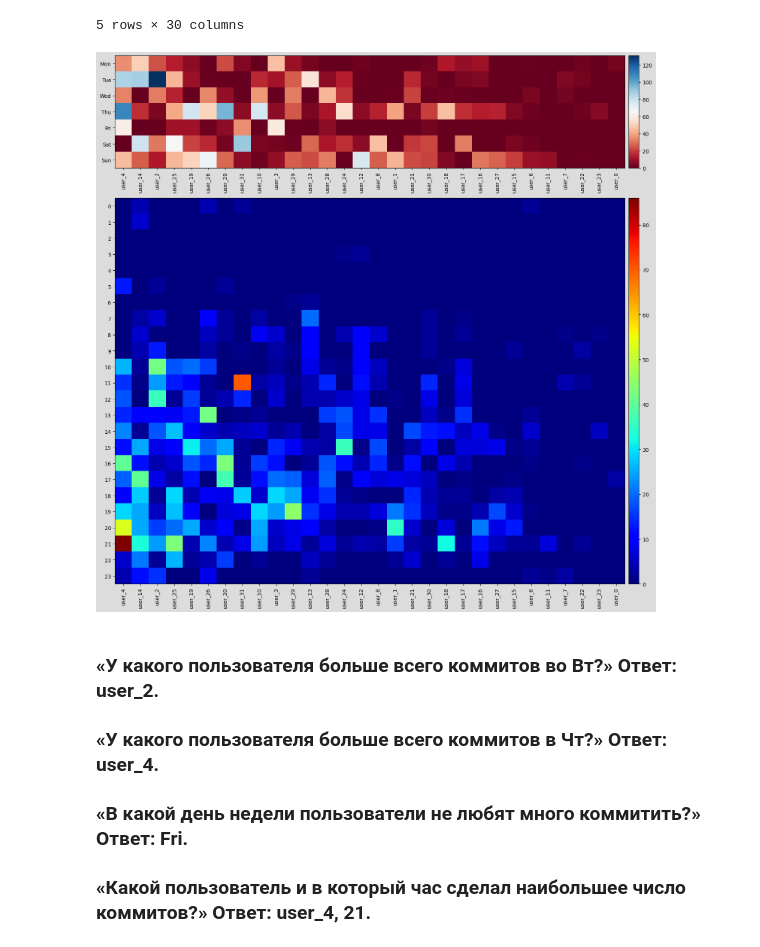
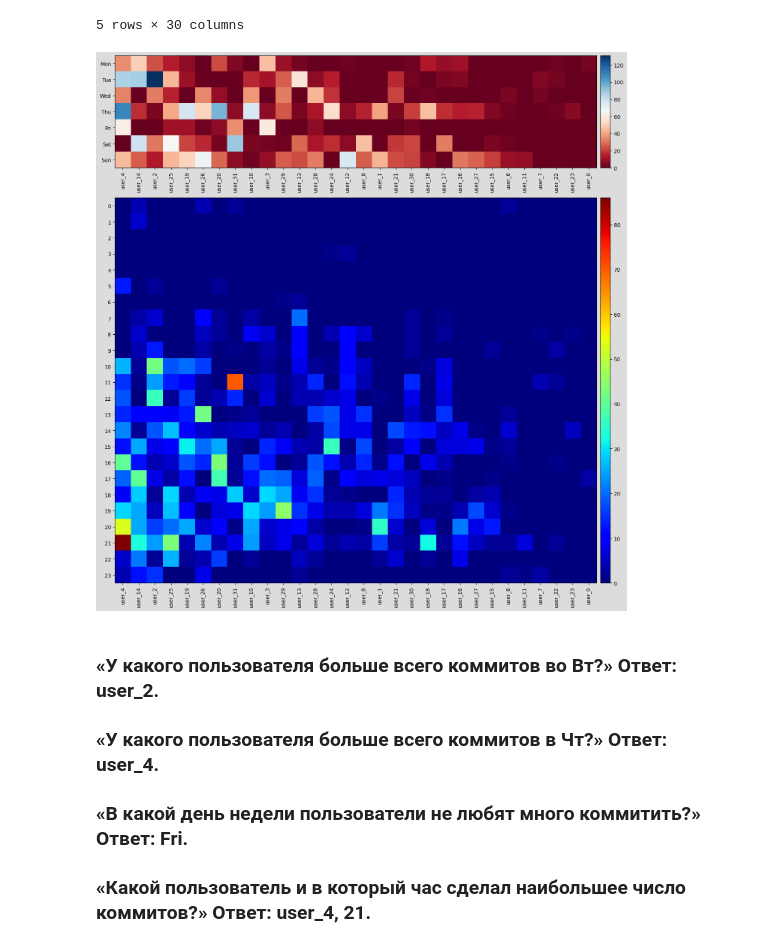
Before and after one commit to RunForJoy/python-data-visualization-suite, a Jupyter notebook: src/ex07/07_heatmap.ipynb, the cells around one changed output. Cells and saved outputs as stored; diff of their text form; code cells hidden in the pictures.

```diff
--- a/src/ex07/07_heatmap.ipynb
+++ b/src/ex07/07_heatmap.ipynb
@@ -119,31 +119,3 @@ pvt_hours.head()
 | 3 | 0.0 | 0.0 | 0.0 | 0.0 | 0.0 | 0.0 | 0.0 | 0.0 | 0.0 | 0.0 | ... | ... |
 | 4 | 0.0 | 0.0 | 0.0 | 0.0 | 0.0 | 0.0 | 0.0 | 0.0 | 0.0 | 0.0 | ... | ... |
 5 rows × 30 columns
-# %%
-fig, (ax1, ax2) = plt.subplots(2, 1, figsize=(15, 15), height_ratios=[7, 24])
-fig.patch.set_facecolor("gainsboro")
-
-im1 = ax1.imshow(pvt_days.values, cmap="RdBu", aspect="auto")
-ax1.set_yticks(range(len(daysOrder)))
-ax1.set_yticklabels(daysOrder)
-ax1.set_xticks(range(len(userOrder)))
-ax1.set_xticklabels(userOrder, rotation=90)
-
-divider1 = make_axes_locatable(ax1)
-cax1 = divider1.append_axes("right", size="2%", pad=0.1)
-fig.colorbar(im1, cax=cax1)
-
-im2 = ax2.imshow(pvt_hours.values, cmap="jet", aspect="auto")
-ax2.set_yticks(range(len(hoursOrder)))
-ax2.set_yticklabels(hoursOrder)
-ax2.set_xticks(range(len(userOrder)))
-ax2.set_xticklabels(userOrder, rotation=90)
-
-divider2 = make_axes_locatable(ax2)
-cax2 = divider2.append_axes("right", size="2%", pad=0.1)
-fig.colorbar(im2, cax=cax2)
-
-plt.tight_layout()
-plt.show()
-# %% [output]
-[figure, removed]
@@ -150,3 +143,35 @@ plt.show()
+# %%
+fig, (ax1, ax2) = plt.subplots(2, 1, figsize=(15, 15), height_ratios=[7, 24])
+fig.patch.set_facecolor("gainsboro")
+
+plots_data = [
+    (ax1, pvt_days.values, "RdBu", daysOrder),
+    (ax2, pvt_hours.values, "jet", hoursOrder),
+]
+
+# 1. Запускаем цикл для индивидуальной настройки каждого графика (ось Y, imshow, colorbar)
+for ax, graph_values, palette, y_axis in plots_data:
+    # Отрисовка конкретной тепловой карты
+    image = ax.imshow(graph_values, cmap=palette)
+
+    # Динамическая настройка вертикальной оси Y (дни или часы)
+    ax.set_yticks(range(len(y_axis)))
+    ax.set_yticklabels(y_axis)
+
+    # Выравнивание и рендеринг индивидуальных шкал-легенд
+    plot_divider = make_axes_locatable(ax)
+    graph_legend = plot_divider.append_axes("right", size="2%", pad=0.1)
+    fig.colorbar(image, cax=graph_legend)
+
+# 2. ИДЕАЛЬНОЕ РЕШЕНИЕ: Выносим общую для обоих окон настройку оси X за пределы цикла
+for ax in (ax1, ax2):
+    ax.set_xticks(range(len(userOrder)))
+    ax.set_xticklabels(userOrder, rotation=90)
+
+plt.tight_layout()
+plt.show()
+# %% [output]
+[figure, added]
 # %%
 conn.close()
 # %% [markdown]
```
Also changed, not shown: parts of 1 cell of this notebook, 1 other file.
